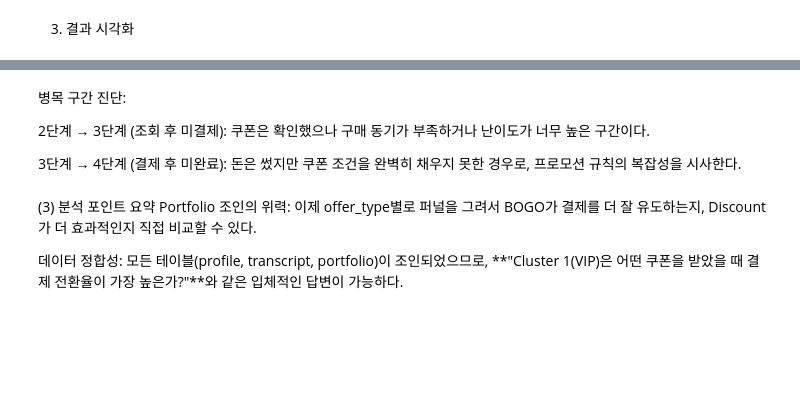
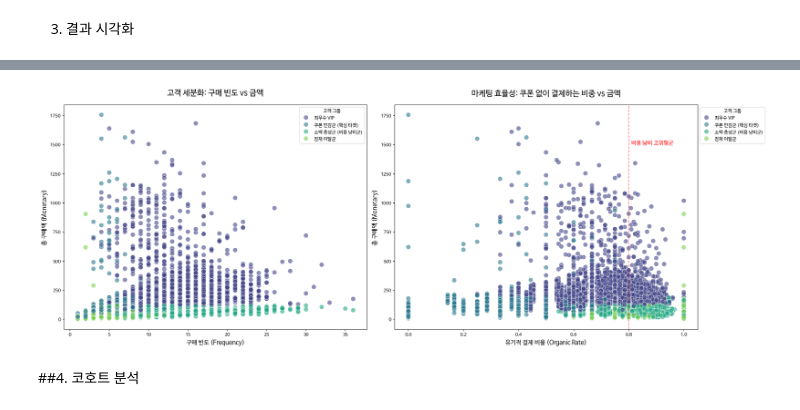
Before and after one commit to ary3120-droid/myproject, a Jupyter notebook: star0205.ipynb, the cells around one changed output, grey strips where cells are left out. Saved outputs shown, nothing was run; the diff lists cells and outputs as text; code cells hidden in the pictures; blank space fills up the shorter version.

```diff
--- a/star0205.ipynb
+++ b/star0205.ipynb
@@ -278,11 +251,49 @@ fig.show()
-# %% [markdown]
-병목 구간 진단:
-
-2단계 → 3단계 (조회 후 미결제): 쿠폰은 확인했으나 구매 동기가 부족하거나 난이도가 너무 높은 구간이다.
-
-3단계 → 4단계 (결제 후 미완료): 돈은 썼지만 쿠폰 조건을 완벽히 채우지 못한 경우로, 프로모션 규칙의 복잡성을 시사한다.
-# %% [markdown]
-(3) 분석 포인트 요약
-Portfolio 조인의 위력: 이제 offer_type별로 퍼널을 그려서 BOGO가 결제를 더 잘 유도하는지, Discount가 더 효과적인지 직접 비교할 수 있다.
-
-데이터 정합성: 모든 테이블(profile, transcript, portfolio)이 조인되었으므로, **"Cluster 1(VIP)은 어떤 쿠폰을 받았을 때 결제 전환율이 가장 높은가?"**와 같은 입체적인 답변이 가능하다.
+# %%
+import matplotlib.pyplot as plt
+import seaborn as sns
+
+# 1. 군집별 성격에 맞는 이름 부여 (분석 결과 기반)
+# Cluster 0: 최우수 VIP, Cluster 3: 소액 충성군, Cluster 2: 쿠폰 민감군, Cluster 1: 잠재 이탈군
+cluster_names = {
+    0: '최우수 VIP',
+    3: '소액 충성군 (비용 낭비군)',
+    2: '쿠폰 민감군 (핵심 타겟)',
+    1: '잠재 이탈군'
+}
+rfm_final['Cluster_Name'] = rfm_final['Cluster'].map(cluster_names)
+
+# 2. 시각화 설정 (서브플롯 활용)
+fig, axes = plt.subplots(1, 2, figsize=(22, 8))
+
+# 그래프 1: 고객 세분화 (구매 빈도 vs 총 구매액)
+# 고객의 기본적인 활동성과 매출 기여도를 확인합니다.
+sns.scatterplot(
+    data=rfm_final, x='Frequency', y='Monetary', hue='Cluster_Name',
+    ax=axes[0], palette='viridis', alpha=0.6, s=100
+)
+axes[0].set_title('고객 세분화: 구매 빈도 vs 금액', fontsize=17, pad=20)
+axes[0].set_xlabel('구매 빈도 (Frequency)', fontsize=13)
+axes[0].set_ylabel('총 구매액 (Monetary)', fontsize=13)
+axes[0].legend(title='고객 그룹', bbox_to_anchor=(1, 1))
+
+# 그래프 2: 마케팅 효율성 (유기적 결제 비중 vs 금액)
+# 쿠폰 없이 결제하는 비중을 통해 마케팅 비용 절감 지점을 포착합니다.
+sns.scatterplot(
+    data=rfm_final, x='Organic_Rate', y='Monetary', hue='Cluster_Name',
+    ax=axes[1], palette='viridis', alpha=0.6, s=100
+)
+axes[1].set_title('마케팅 효율성: 쿠폰 없이 결제하는 비중 vs 금액', fontsize=17, pad=20)
+axes[1].set_xlabel('유기적 결제 비율 (Organic Rate)', fontsize=13)
+axes[1].set_ylabel('총 구매액 (Monetary)', fontsize=13)
+axes[1].legend(title='고객 그룹', bbox_to_anchor=(1, 1))
+
+# 유기적 결제 비율 0.8 지점에 가이드라인 추가 (비용 낭비군 구분선)
+axes[1].axvline(0.8, color='red', linestyle='--', alpha=0.5)
+axes[1].text(0.81, 1500, '비용 낭비 고위험군', color='red', fontsize=12)
+
+plt.tight_layout()
+plt.show()
+# %% [output]
+[figure, added]
+# %% [markdown]
+##4. 코호트 분석
```
Also changed, not shown: parts of 25 cells of this notebook.
